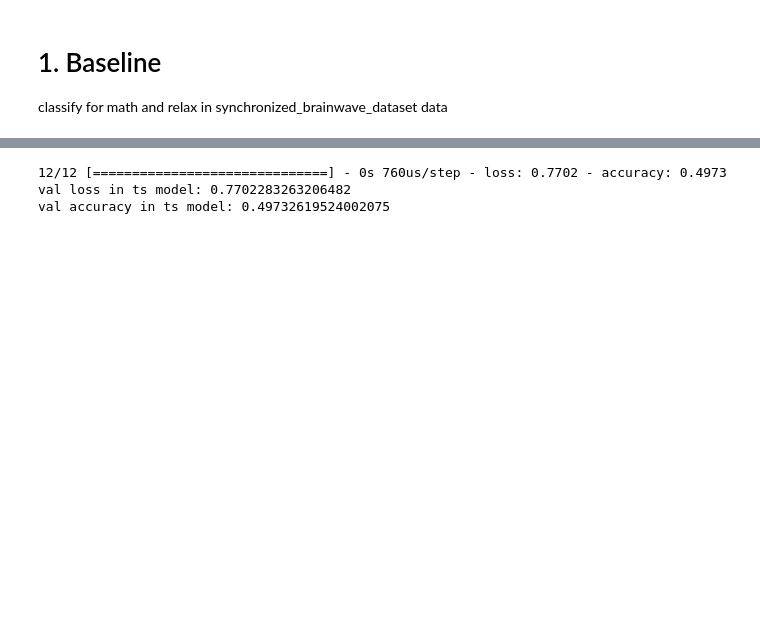
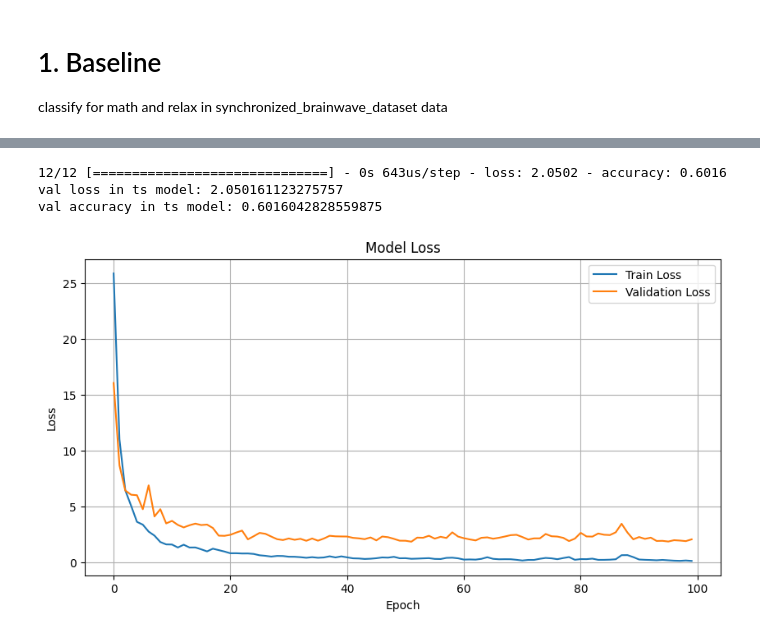
Before and after one commit to AlexanderVNikitin/tsgm, a Jupyter notebook: tutorials/EEG_test.ipynb, the cells around one changed output, grey strips where cells are left out. Cells and saved outputs as stored; diff of their text form; code cells hidden in the pictures; blank space fills up the shorter version.

Commit message:
visualize baseline, adjust generate model code

```diff
--- a/tutorials/EEG_test.ipynb
+++ b/tutorials/EEG_test.ipynb
@@ -87,4 +70,5 @@ Name: label, Length: 1870, dtype: int64
 # %%
-X = relax_math['raw_values']
+# we choose column 'raw_values' as our feature for label
+X = features_matrix
 y = relax_math['label']
 # %%
@@ -114,0 +84,3 @@ array([[285., 241., 200., ...,  32.,  23.,  21.],
+# %%
+# Split data
+X_train, X_val, y_train, y_val = train_test_split(X, y, test_size=0.2, random_state=42)
@@ -115,9 +89,10 @@ array([[285., 241., 200., ...,  32.,  23.,  21.],
 # %%
-# time series model
+seq_len = 8  # Number of timesteps per sequence
+feat_dim = 64  # Number of features per timestep
+output_dim = 2  # Number of output classes
 
-seq_len = 64  # Number of timesteps per sequence
-feat_dim = 8  # Number of features per timestep
-output_dim = 2  # Number of output classes
+X_train_ts = X_train.reshape(-1, seq_len, feat_dim)
+X_val_ts = X_val.reshape(-1, seq_len, feat_dim)
 
 model_ts_architecture = zoo['clf_cn'](seq_len, feat_dim, output_dim)
 model_ts = model_ts_architecture.model
@@ -127,17 +102,12 @@ model_ts.compile(
     loss='sparse_categorical_crossentropy',
     metrics=['accuracy']
 )
-
-# Split data
-X_train, X_val, y_train, y_val = train_test_split(features_matrix, relax_math['label'], test_size=0.2, random_state=42)
-
-X_train_ts = X_train.reshape(-1, seq_len, feat_dim)
-X_val_ts = X_val.reshape(-1, seq_len, feat_dim)
 # %%
 # Model training
 history_ts = model_ts.fit(
     X_train_ts, y_train,
-    epochs=10,
+    epochs=100,
     batch_size=32,
-    validation_data=(X_val_ts, y_val)
+    validation_data=(X_val_ts, y_val),
+    verbose=0
 )
@@ -167,6 +116,19 @@ val_loss_ts, val_acc_ts = model_ts.evaluate(X_val_ts, y_val)
 print('val loss in ts model:', val_loss_ts)
 print("val accuracy in ts model:", val_acc_ts)
 # %% [output]
-12/12 [==============================] - 0s 760us/step - loss: 0.7702 - accuracy: 0.4973
-val loss in ts model: 0.7702283263206482
-val accuracy in ts model: 0.49732619524002075
+12/12 [==============================] - 0s 643us/step - loss: 2.0502 - accuracy: 0.6016
+val loss in ts model: 2.050161123275757
+val accuracy in ts model: 0.6016042828559875
+# %%
+# Plot training & validation loss values
+plt.figure(figsize=(10, 5))
+plt.plot(history_ts.history['loss'], label='Train Loss')
+plt.plot(history_ts.history['val_loss'], label='Validation Loss')
+plt.title('Model Loss')
+plt.ylabel('Loss')
+plt.xlabel('Epoch')
+plt.legend(loc='upper right')
+plt.grid(True)
+plt.show()
+# %% [output]
+[figure, added]
```
Also changed, not shown: parts of 31 cells of this notebook.
